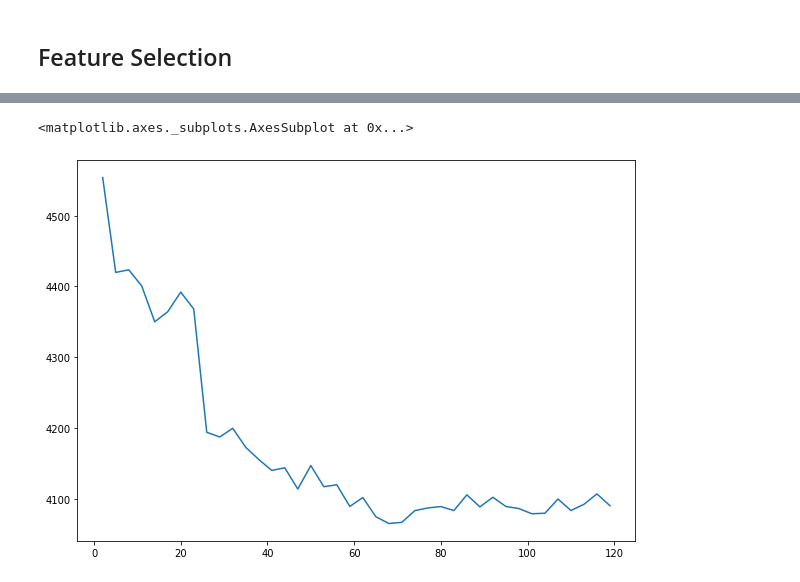
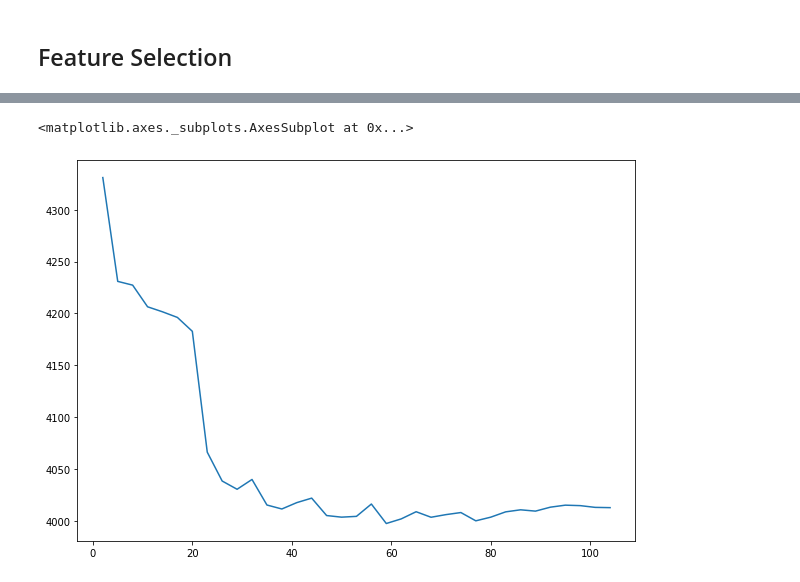
Before and after one commit to LucasDatilioCarderelli/Codenation, a Jupyter notebook: Codenation.ipynb, the cells around one changed output, grey strips where cells are left out. Saved outputs shown, nothing was run; the diff lists cells and outputs as text; code cells hidden in the pictures.

```diff
--- a/Codenation.ipynb
+++ b/Codenation.ipynb
@@ -154,6 +130,6 @@ teste.shape
 # %%
-NOTA_MT = df['NU_NOTA_MT']
-NOTA_MT
+nota_mt = df['NU_NOTA_MT']
+nota_mt
 # %% [output]
 0        399.4
 1        459.8
@@ -169,6 +145,6 @@ NOTA_MT
 Name: NU_NOTA_MT, Length: 13730, dtype: float64
 # %%
 df = df[teste.columns]
-df = df.join(NOTA_MT)
+df = df.join(nota_mt)
 df
 # %% [output]
@@ -193,3 +164,4 @@ df2.shape
 # %%
-df2.fillna(df2.median(), inplace=True)
+df.fillna(df.median(), inplace=True)
+df2 = pd.get_dummies(df)
 # %%
@@ -244,17 +200,17 @@ Xtrain.shape, Xval.shape, ytrain.shape, yval.shape
 # %%
 from sklearn.feature_selection import SelectKBest, f_regression
-from sklearn.metrics import mean_squared_error
-from sklearn.ensemble import GradientBoostingRegressor
+from sklearn.metrics import mean_absolute_error, mean_squared_error
+from sklearn.ensemble import RandomForestRegressor, GradientBoostingRegressor
 
 k_vs_score = []
 
-for k in range(2,120,3):
+for k in range(2,107,4):
   selector = SelectKBest(score_func=f_regression, k=k)
 
   Xtrain2 = selector.fit_transform(Xtrain, ytrain)
   Xval2 = selector.transform(Xval)
 
-  mdl = GradientBoostingRegressor(n_estimators = 500, random_state=0)
+  mdl = RandomForestRegressor(n_estimators=100, random_state=0)
   mdl.fit(Xtrain2, ytrain)
 
   p = mdl.predict(Xval2)
@@ -266,5 +236,5 @@ for k in range(2,120,3):
 # %%
-pd.Series(k_vs_score, index=range(2,120,3)).plot(figsize=(10,7))
+pd.Series(k_vs_score, index=range(2,107,4)).plot(figsize=(10,7))
 # %% [output]
 <matplotlib.axes._subplots.AxesSubplot at 0x...>
-[figure, old version]
+[figure, new version]
```
Also changed, not shown: parts of 24 cells of this notebook.
